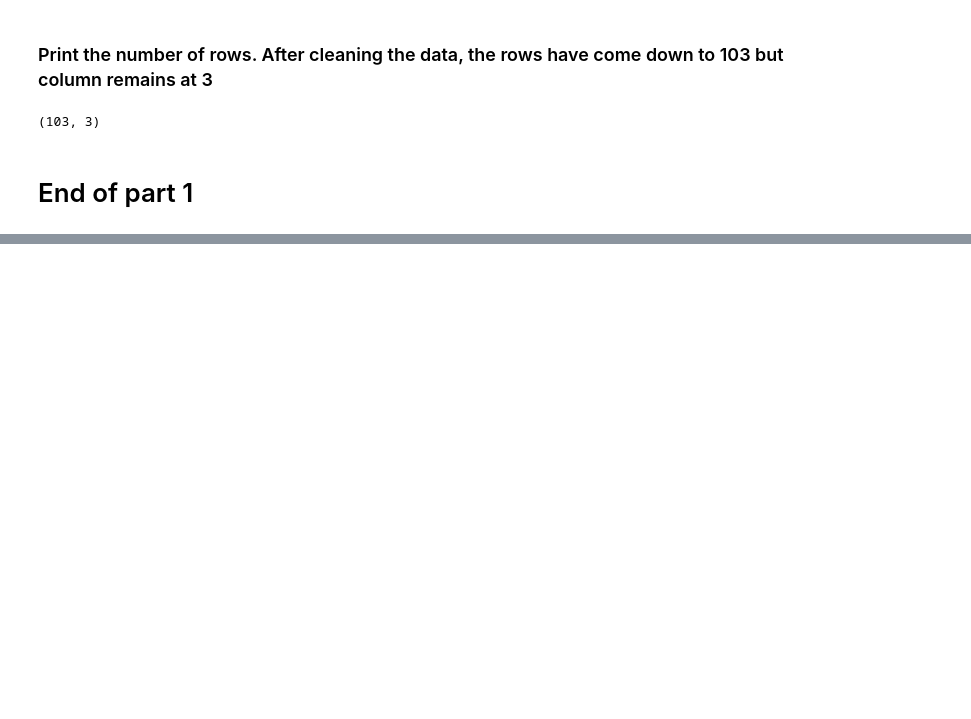
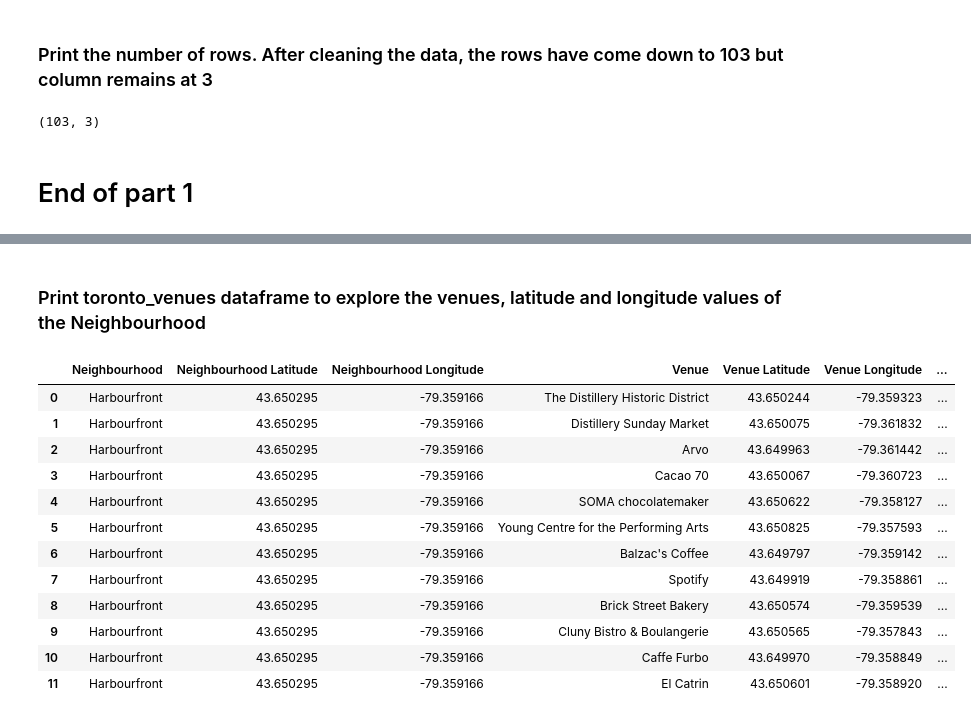
Before and after one commit to shazmanshaz/Coursera_Capstone, a Jupyter notebook: Segment_and_Clustering.ipynb, the cells around one changed output, grey strips where cells are left out. Drawn from its saved outputs; the diff is of its cells as text; code cells hidden in the pictures; blank space fills up the shorter version.

```diff
--- a/Segment_and_Clustering.ipynb
+++ b/Segment_and_Clustering.ipynb
@@ -169,0 +369,3 @@ df.shape # print the number of rows and columns
+# %%
+results = requests.get(url).json()
+results
@@ -169,0 +392,11 @@ df.shape # print the number of rows and columns
+# %%
+def get_category_type(row):
+    try:
+        categories_list = row['categories']
+    except:
+        categories_list = row['venue.categories']
+
+    if len(categories_list) == 0:
+        return None
+    else:
+        return categories_list[0]['name']
@@ -169,0 +405,16 @@ df.shape # print the number of rows and columns
+# %%
+venues = results['response']['groups'][0]['items']
+
+nearby_venues = json_normalize(venues) # flatten JSON
+
+# filter columns
+filtered_columns = ['venue.name', 'venue.categories', 'venue.location.lat', 'venue.location.lng']
+nearby_venues =nearby_venues.loc[:, filtered_columns]
+
+# filter the category for each row
+nearby_venues['venue.categories'] = nearby_venues.apply(get_category_type, axis=1)
+
+# clean columns
+nearby_venues.columns = [col.split(".")[-1] for col in nearby_venues.columns]
+
+nearby_venues.head()
@@ -169,0 +478,5 @@ df.shape # print the number of rows and columns
+# %%
+toronto_venues = getNearbyVenues(names=df_toronto['Neighbourhood'],
+                                   latitudes=df_toronto['Latitude'],
+                                   longitudes=df_toronto['Longitude']
+                                  )
@@ -169,0 +501,18 @@ df.shape # print the number of rows and columns
+# %% [markdown]
+### Print toronto_venues dataframe to explore the venues, latitude and longitude values of the Neighbourhood
+# %%
+toronto_venues.head(12)
+# %% [output]
+|  | Neighbourhood | Neighbourhood Latitude | Neighbourhood Longitude | Venue | Venue Latitude | Venue Longitude | ... |
+| 0 | Harbourfront | 43.650295 | -79.359166 | The Distillery Historic District | 43.650244 | -79.359323 | ... |
+| 1 | Harbourfront | 43.650295 | -79.359166 | Distillery Sunday Market | 43.650075 | -79.361832 | ... |
+| 2 | Harbourfront | 43.650295 | -79.359166 | Arvo | 43.649963 | -79.361442 | ... |
+| 3 | Harbourfront | 43.650295 | -79.359166 | Cacao 70 | 43.650067 | -79.360723 | ... |
+| 4 | Harbourfront | 43.650295 | -79.359166 | SOMA chocolatemaker | 43.650622 | -79.358127 | ... |
+| 5 | Harbourfront | 43.650295 | -79.359166 | Young Centre for the Performing Arts | 43.650825 | -79.357593 | ... |
+| 6 | Harbourfront | 43.650295 | -79.359166 | Balzac's Coffee | 43.649797 | -79.359142 | ... |
+| 7 | Harbourfront | 43.650295 | -79.359166 | Spotify | 43.649919 | -79.358861 | ... |
+| 8 | Harbourfront | 43.650295 | -79.359166 | Brick Street Bakery | 43.650574 | -79.359539 | ... |
+| 9 | Harbourfront | 43.650295 | -79.359166 | Cluny Bistro & Boulangerie | 43.650565 | -79.357843 | ... |
+| 10 | Harbourfront | 43.650295 | -79.359166 | Caffe Furbo | 43.649970 | -79.358849 | ... |
+| 11 | Harbourfront | 43.650295 | -79.359166 | El Catrin | 43.650601 | -79.358920 | ... |
```
Also changed, not shown: parts of 67 cells of this notebook.
